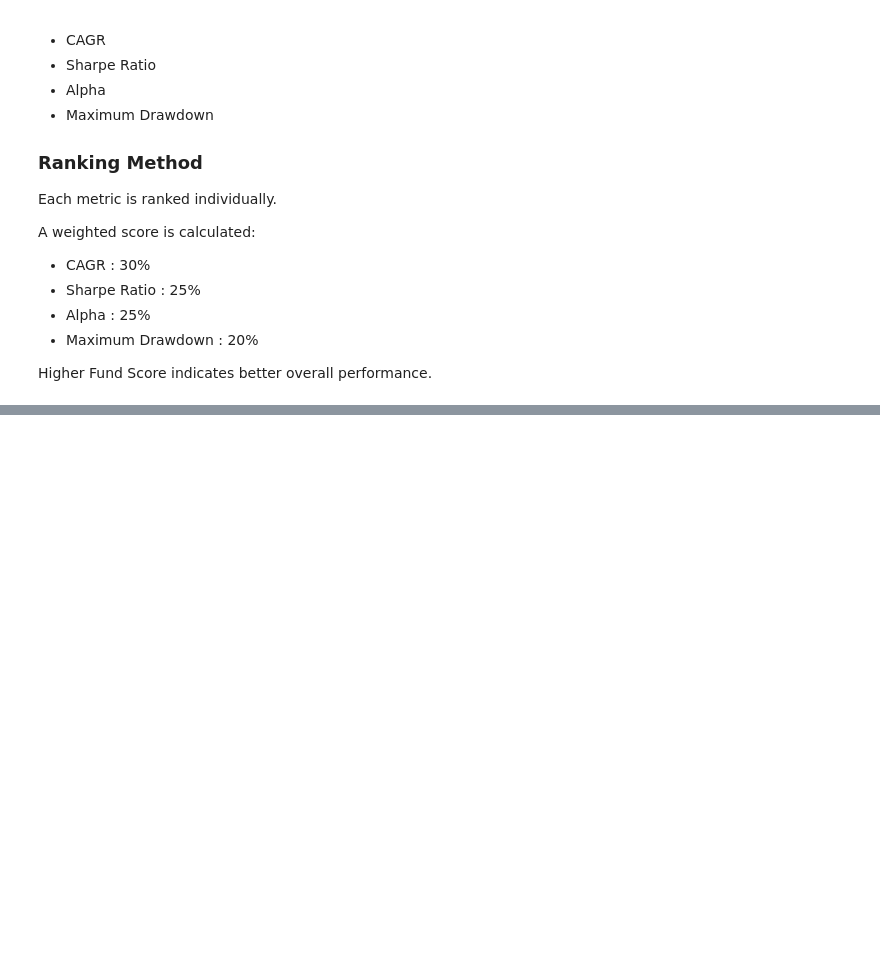
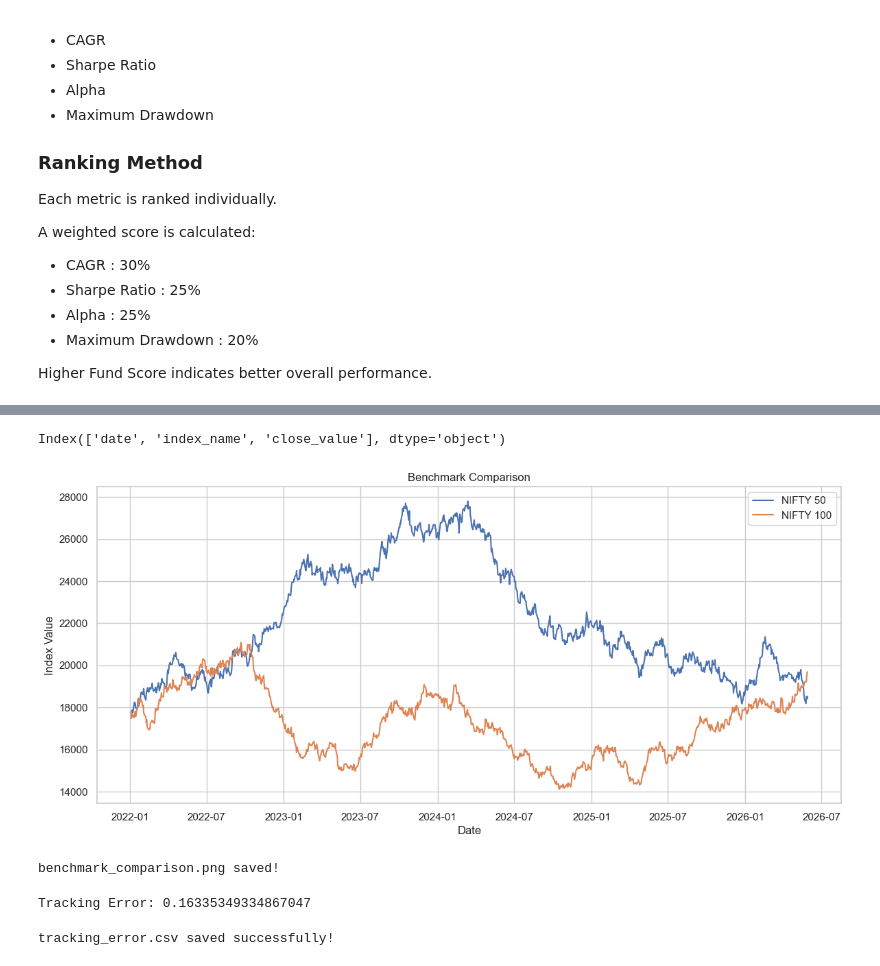
Before and after one commit to bommenaprathyusha/mutual-fund-analytics, a Jupyter notebook: notebooks/Performance_Analytics.ipynb, the cells around one changed output, grey strips where cells are left out. Saved outputs shown, nothing was run; the diff lists cells and outputs as text; code cells hidden in the pictures; blank space fills up the shorter version.

```diff
--- a/notebooks/Performance_Analytics.ipynb
+++ b/notebooks/Performance_Analytics.ipynb
@@ -899,0 +971,61 @@ Higher Fund Score indicates better overall performance.
+# %%
+benchmark.columns
+# %% [output]
+Index(['date', 'index_name', 'close_value'], dtype='object')
+# %%
+import matplotlib.pyplot as plt
+
+benchmark["date"] = pd.to_datetime(benchmark["date"])
+
+nifty50 = benchmark[benchmark["index_name"] == "NIFTY50"]
+nifty100 = benchmark[benchmark["index_name"] == "NIFTY100"]
+
+plt.figure(figsize=(14,6))
+
+plt.plot(
+    nifty50["date"],
+    nifty50["close_value"],
+    label="NIFTY 50"
+)
+
+plt.plot(
+    nifty100["date"],
+    nifty100["close_value"],
+    label="NIFTY 100"
+)
+
+plt.title("Benchmark Comparison")
+plt.xlabel("Date")
+plt.ylabel("Index Value")
+plt.legend()
+
+plt.savefig("../reports/benchmark_comparison.png")
+
+plt.show()
+
+print("benchmark_comparison.png saved!")
+# %% [output]
+[figure, added]
+benchmark_comparison.png saved!
+# %%
+import numpy as np
+
+tracking_error = np.std(nav["daily_return"]) * np.sqrt(252)
+
+print("Tracking Error:", tracking_error)
+# %% [output]
+Tracking Error: 0.16335349334867047
+# %%
+tracking_df = pd.DataFrame({
+    "Metric": ["Tracking Error"],
+    "Value": [tracking_error]
+})
+
+tracking_df.to_csv(
+    "../reports/tracking_error.csv",
+    index=False
+)
+
+print("tracking_error.csv saved successfully!")
+# %% [output]
+tracking_error.csv saved successfully!
```
Also changed, not shown: parts of 7 cells of this notebook, 5 other files.
